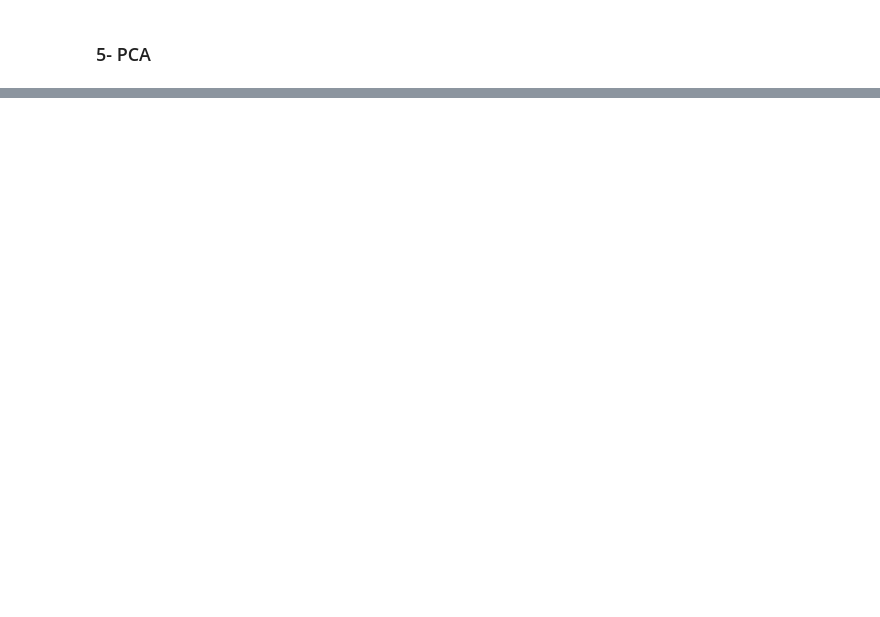
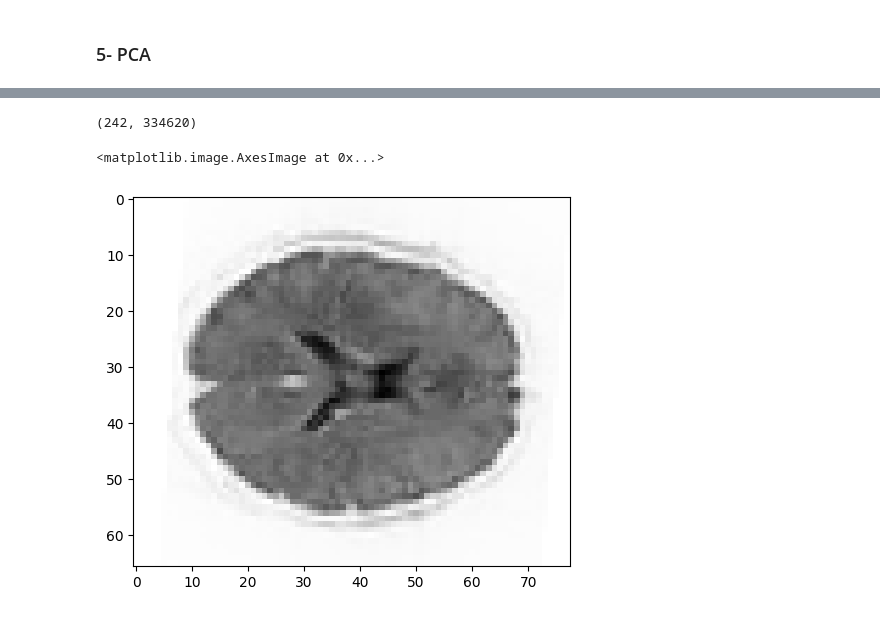
Before and after one commit to claireFriedrich/NSSP, a Jupyter notebook: Miniprojet2/MiniProject_2.ipynb, the cells around one changed output, grey strips where cells are left out. Saved outputs shown, nothing was run; the diff lists cells and outputs as text; code cells hidden in the pictures; blank space fills up the shorter version.

```diff
--- a/Miniprojet2/MiniProject_2.ipynb
+++ b/Miniprojet2/MiniProject_2.ipynb
@@ -596,0 +585,12 @@ plt.show()
+# %%
+N = np.prod(vol_shape)
+data_pca = data_pca.reshape((N, n_vols))
+# Transpose to 242 by N array
+data_pca = data_pca.T
+# Calculate the mean across columns
+row_means = np.mean(data_pca, axis=1)
+# Row means copied N times to become a 2 by N array
+row_means = np.outer(row_means, np.ones(N))
+# Subtract the means for each row, put the result into X
+X = data_pca - row_means
+print(X.shape)
@@ -596,0 +599,7 @@ plt.show()
+# %%
+# Compute the covariance matrix
+covariance_matrix = X.dot(X.T)
+
+# Apply SVD to get U, S, VT matrices from covariance matrix
+U, S, VT = np.linalg.svd(covariance_matrix)
+print(n_vols)
@@ -596,0 +616,19 @@ plt.show()
+# %%
+C = U.T.dot(data_pca)
+C.shape
+# %% [output]
+(242, 334620)
+# %%
+# Transpose C
+# Reshape the first dimension of C to have the 3D shape of the original data volumes.
+C_vols = C.T.reshape(vol_shape + (n_vols,))
+C_vols.shape
+
+#- Break 4D array into two 3D volumes
+vol0 = C_vols[..., 0]
+vol1 = C_vols[..., 1]
+# %%
+plt.imshow(vol0[:, :, 32], cmap='gray')
+# %% [output]
+<matplotlib.image.AxesImage at 0x...>
+[figure, added]
```
Also changed, not shown: parts of 32 cells of this notebook.
